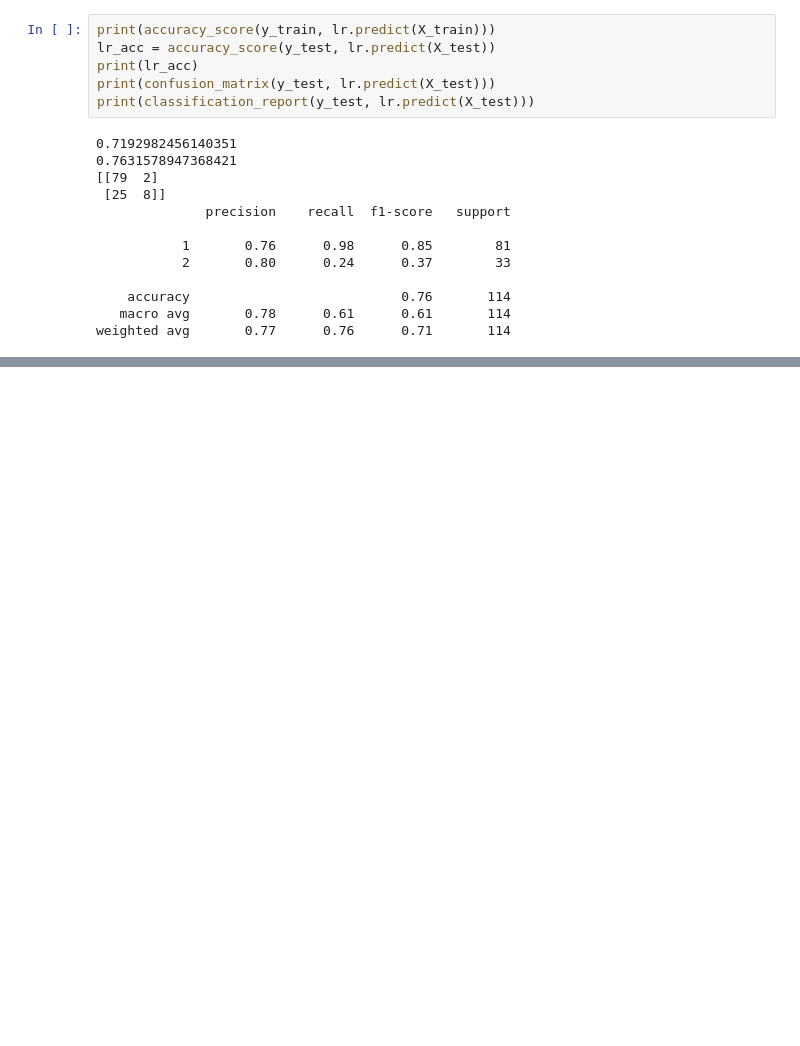
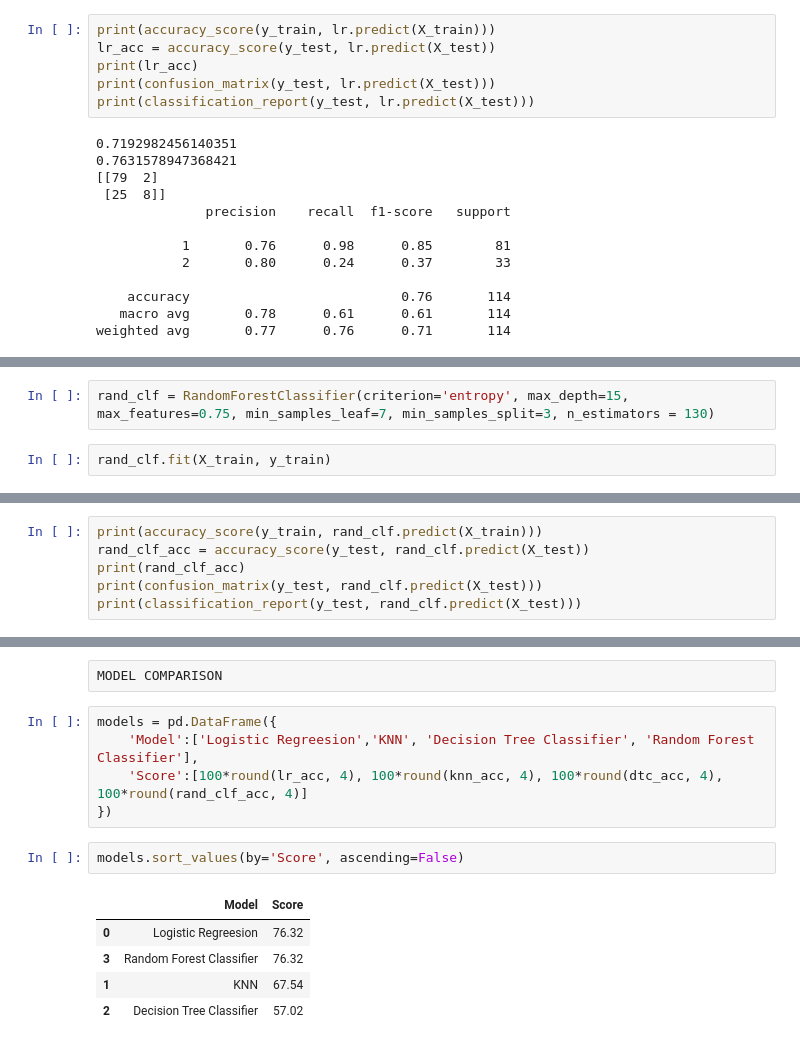
Before and after one commit to AnchalGupta1117/Liver-diseases-prediction, a Jupyter notebook: Liver-diseases-prediction.ipynb, the cells around one changed output, grey strips where cells are left out. Cells and saved outputs as stored; diff of their text form; blank space fills up the shorter version.

Commit message:
Added KNN,Decision Tree, Random forest

```diff
--- a/Liver-diseases-prediction.ipynb
+++ b/Liver-diseases-prediction.ipynb
@@ -248,0 +313,4 @@ weighted avg       0.77      0.76      0.71       114
+# %%
+rand_clf = RandomForestClassifier(criterion='entropy', max_depth=15, max_features=0.75, min_samples_leaf=7, min_samples_split=3, n_estimators = 130)
+# %%
+rand_clf.fit(X_train, y_train)
@@ -248,0 +321,6 @@ weighted avg       0.77      0.76      0.71       114
+# %%
+print(accuracy_score(y_train, rand_clf.predict(X_train)))
+rand_clf_acc = accuracy_score(y_test, rand_clf.predict(X_test))
+print(rand_clf_acc)
+print(confusion_matrix(y_test, rand_clf.predict(X_test)))
+print(classification_report(y_test, rand_clf.predict(X_test)))
@@ -248,0 +340,15 @@ weighted avg       0.77      0.76      0.71       114
+# %% [raw]
+MODEL COMPARISON
+# %%
+models = pd.DataFrame({
+    'Model':['Logistic Regreesion','KNN', 'Decision Tree Classifier', 'Random Forest Classifier'],
+    'Score':[100*round(lr_acc, 4), 100*round(knn_acc, 4), 100*round(dtc_acc, 4), 100*round(rand_clf_acc, 4)]
+})
+# %%
+models.sort_values(by='Score', ascending=False)
+# %% [output]
+|  | Model | Score |
+| 0 | Logistic Regreesion | 76.32 |
+| 3 | Random Forest Classifier | 76.32 |
+| 1 | KNN | 67.54 |
+| 2 | Decision Tree Classifier | 57.02 |
```
Also changed, not shown: parts of 11 cells of this notebook.
